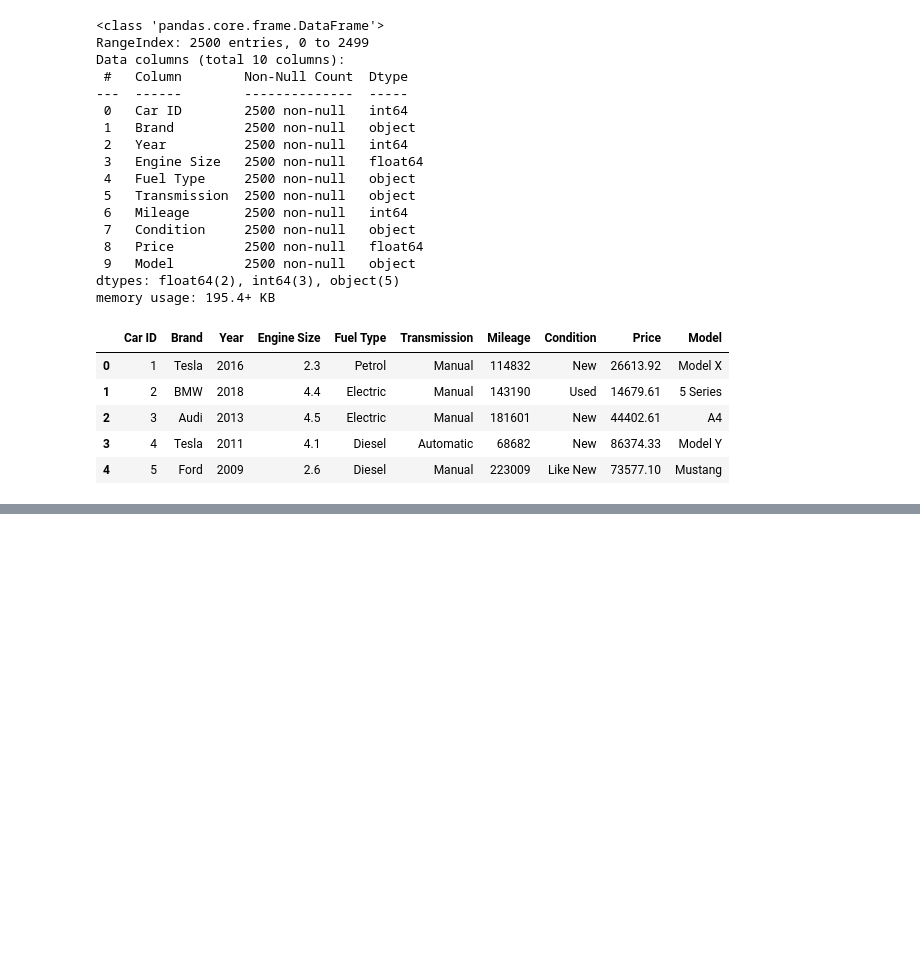
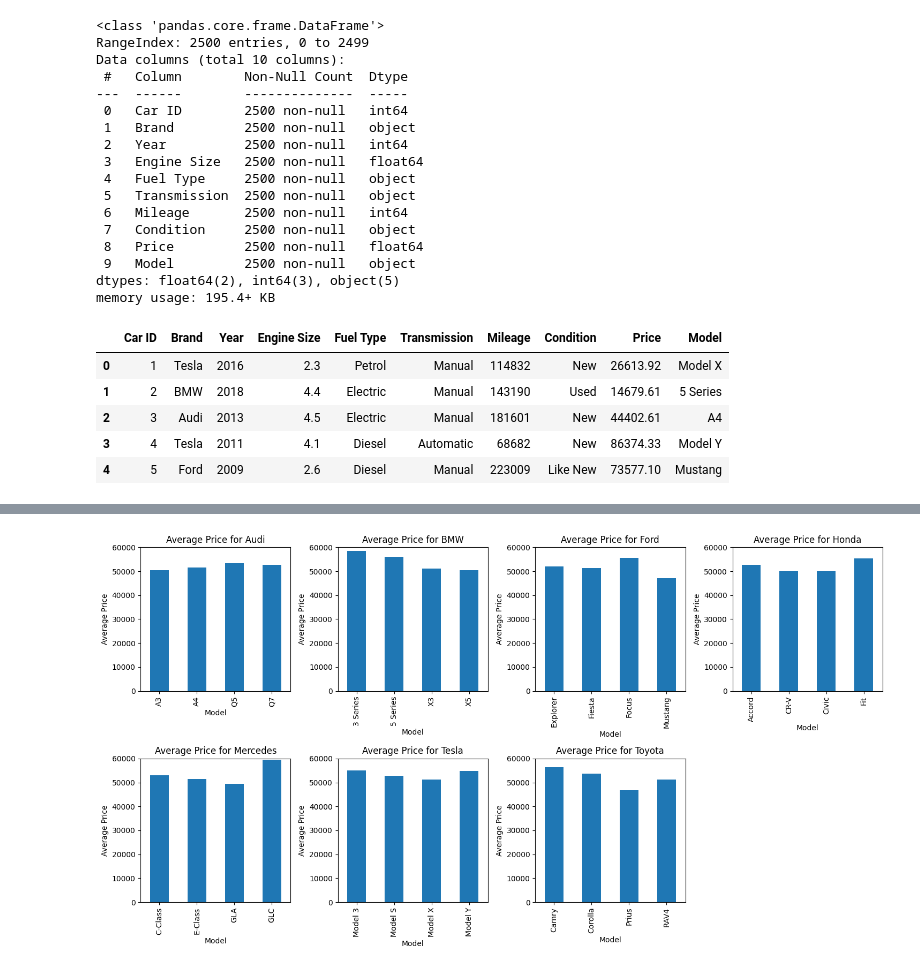
Before and after one commit to sejalb321/Data-Bootcamp-Final-Project, a Jupyter notebook: Final_Project_EDA.ipynb, the cells around one changed output, grey strips where cells are left out. Drawn from its saved outputs; the diff is of its cells as text; code cells hidden in the pictures; blank space fills up the shorter version.

```diff
--- a/Final_Project_EDA.ipynb
+++ b/Final_Project_EDA.ipynb
@@ -71,0 +132,6 @@ dtype: int64
+# %%
+# Data frame showing the price by model in each job car brand
+
+bm_cars = cars[['Price', 'Brand', 'Model']]
+bm_cars = bm_cars.groupby(['Brand', 'Model'], as_index=False).mean()
+bm_cars
@@ -71,0 +156,31 @@ dtype: int64
+# %%
+# Create a grid of subplots showing the car prices of each model in every brand
+df = bm_cars.copy()
+
+df_pivot = df.pivot(index='Brand', columns='Model', values='Price')
+
+fig, axes = plt.subplots(nrows=2, ncols=4, figsize=(15, 8))
+
+max_price = df_pivot.max().max()
+
+for i, brand in enumerate(df_pivot.index):
+    ax = axes.flat[i]
+
+    brand_data = df_pivot.loc[brand].dropna()
+
+    brand_data.plot(kind='bar', ax=ax)
+    ax.set_title(f'Average Price for {brand}')
+    ax.set_ylabel('Average Price')
+    ax.set_xlabel('Model')
+
+    ax.set_ylim(0, 60000)
+    ax.set_yticks(range(0, 61000, 10000))
+
+plt.tight_layout()
+
+for i in range(len(df_pivot.index), 8):
+    fig.delaxes(axes.flat[i])
+
+plt.show()
+# %% [output]
+[figure, added]
```
Also changed, not shown: parts of 33 cells of this notebook.
